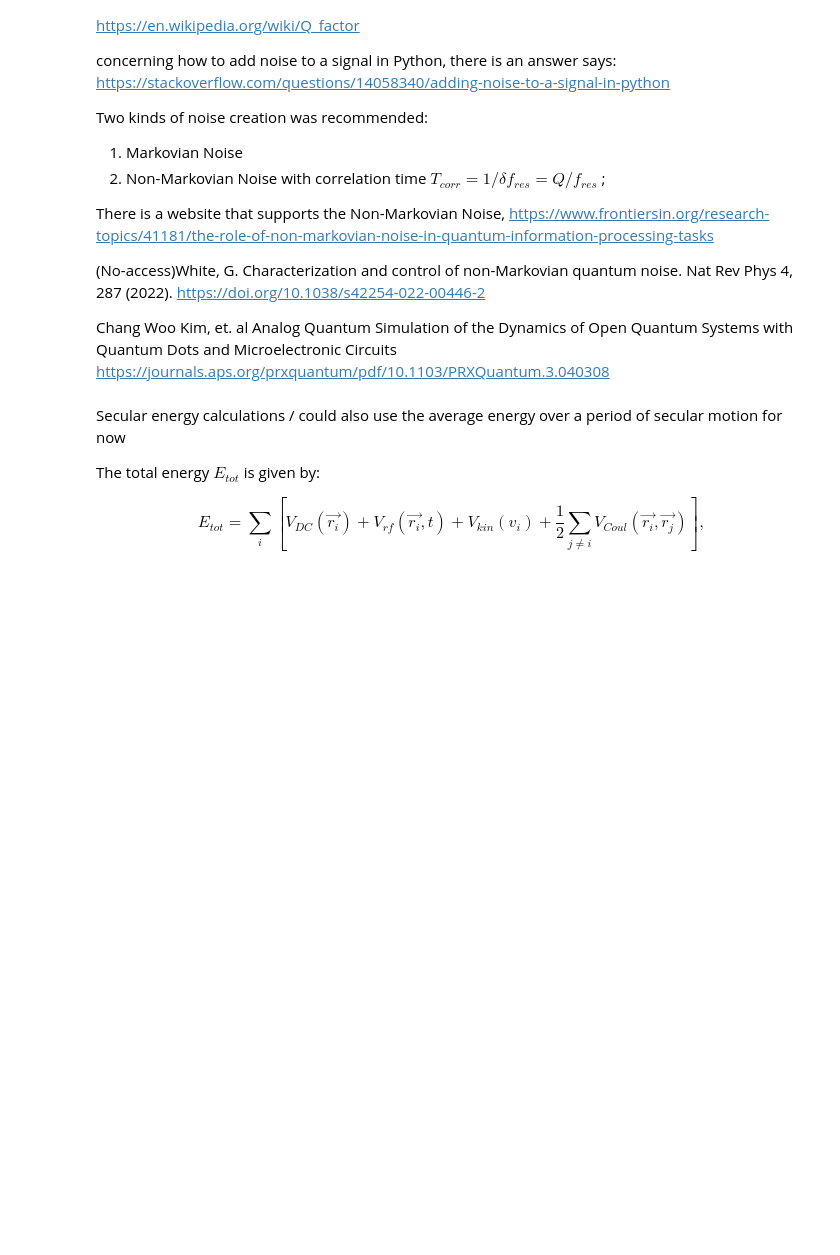
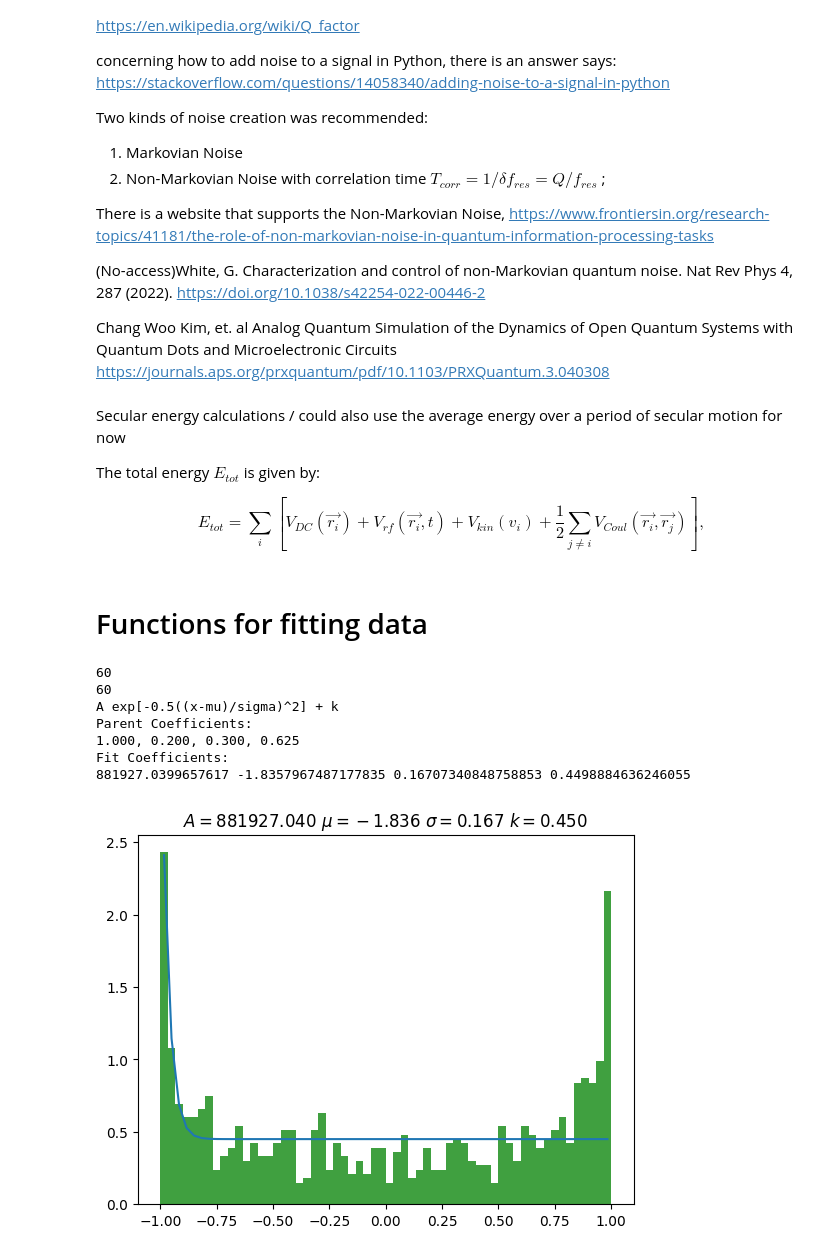
Before and after one commit to yuqian15/electron_micromotion_cooling, a Jupyter notebook: Electron-QIP.ipynb, the cells around one changed output. Cells and saved outputs as stored; diff of their text form; code cells hidden in the pictures; blank space fills up the shorter version.

```diff
--- a/Electron-QIP.ipynb
+++ b/Electron-QIP.ipynb
@@ -834,3 +834,47 @@ ax[1].set_ylabel('E(t)')
 
 # Show the plot
 plt.show()
+# %% [markdown]
+# Functions for fitting data
+# %%
+from pylab import *
+from numpy import loadtxt
+from scipy.optimize import leastsq
+
+fitfunc  = lambda p, x: p[0]*exp(-0.5*((x-p[1])/p[2])**2)+p[3]
+errfunc  = lambda p, x, y: (y - fitfunc(p, x))
+
+
+Energy = np.sin(np.random.normal(0, 2 * np.pi, 1000))
+n, bin_edges,_ = plt.hist(Energy, 60, density=True, color='green', alpha=0.75)
+xdata = 0.5*(bin_edges[1:] + bin_edges[:-1])
+ydata = n
+print(len(xdata))
+print(len(n))
+
+init  = [1.0, 0.5, 0.5, 0.5]
+
+out   = leastsq( errfunc, init, args=(xdata, ydata))
+c = out[0]
+
+print("A exp[-0.5((x-mu)/sigma)^2] + k ")
+print("Parent Coefficients:")
+print("1.000, 0.200, 0.300, 0.625")
+print("Fit Coefficients:")
+print(c[0],c[1],abs(c[2]),c[3])
+
+plot(xdata, fitfunc(c, xdata))
+#plot(xdata, ydata)
+
+title(r'$A = %.3f\  \mu = %.3f\  \sigma = %.3f\ k = %.3f $' %(c[0],c[1],abs(c[2]),c[3]))
+
+show()
+# %% [output]
+60
+60
+A exp[-0.5((x-mu)/sigma)^2] + k
+Parent Coefficients:
+1.000, 0.200, 0.300, 0.625
+Fit Coefficients:
+881927.0399657617 -1.8357967487177835 0.16707340848758853 0.4498884636246055
+[figure, added]
```
Also changed, not shown: 7 other files.
